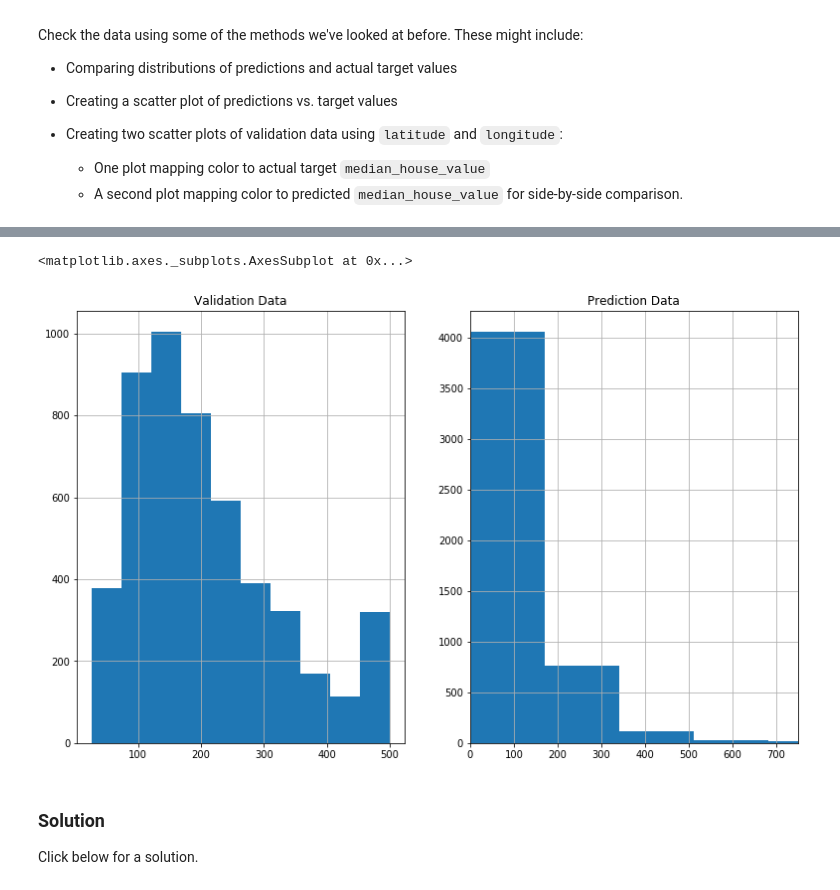
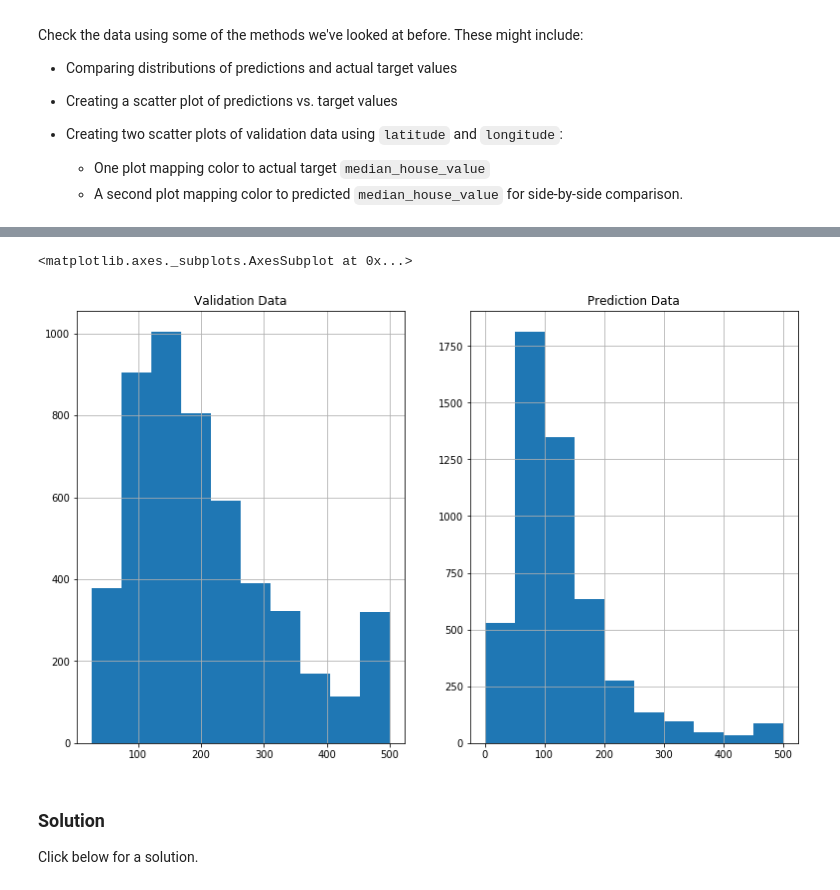
Before and after one commit to odmana/google-ai-crash-course, a Jupyter notebook: validation.ipynb, the cells around one changed output, grey strips where cells are left out. Saved outputs shown, nothing was run; the diff lists cells and outputs as text; code cells hidden in the pictures.

```diff
--- a/validation.ipynb
+++ b/validation.ipynb
@@ -345,7 +345,7 @@ def train_model(
     A `LinearRegressor` object trained on the training data.
   """
 
-  periods = 1
+  periods = 10
   steps_per_period = steps / periods
 
   # Create a linear regressor object.
@@ -463,6 +472,8 @@ plt.scatter(calibration_data_validation["longitude"],
 ax = plt.subplot(1,2,2)
 ax.set_title("Prediction Data")
 
+calibration_data_validation["clipped_predictions"] = calibration_data_validation["predictions"].apply(lambda x: min(x, 500))
+
 ax.set_autoscaley_on(False)
 ax.set_ylim([32, 43])
 ax.set_autoscalex_on(False)
@@ -470,7 +481,7 @@ ax.set_xlim([-126, -112])
 plt.scatter(calibration_data_validation["longitude"],
             calibration_data_validation["latitude"],
             cmap="coolwarm",
-            c=calibration_data_validation["predictions"] / calibration_data_validation["predictions"].max())
+            c=calibration_data_validation["clipped_predictions"] / calibration_data_validation["clipped_predictions"].max())
 _ = plt.plot()
 
 calibration_data_validation.describe()
@@ -488,19 +499,17 @@ calibration_data_validation.describe()
 # %%
 plt.figure(figsize=(13, 8))
 ax = plt.subplot(1, 2, 1)
 ax.set_title("Validation Data")
 
 calibration_data_validation["targets"].hist()
 
 ax = plt.subplot(1,2,2)
 ax.set_title("Prediction Data")
 
-ax.set_autoscalex_on(False)
-ax.set_xlim([0, 750])
-calibration_data_validation["predictions"].hist()
+calibration_data_validation["clipped_predictions"].hist()
 # %% [output]
 <matplotlib.axes._subplots.AxesSubplot at 0x...>
-[figure, old version]
+[figure, new version]
 # %% [markdown]
 ### Solution
 
```
Also changed, not shown: parts of 4 cells of this notebook.
